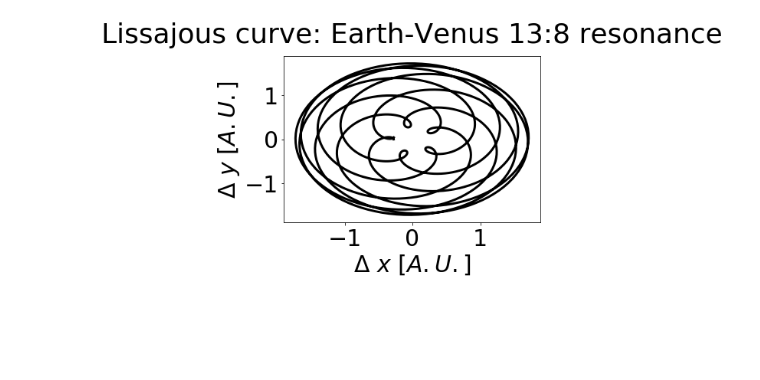
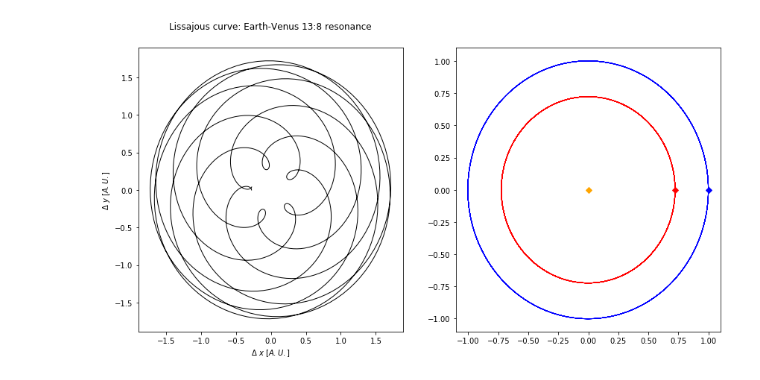
Before and after one commit to AvverbioPronome/10h, a Jupyter notebook: Lesson4-5.ipynb, the cells around one changed output. Drawn from its saved outputs; the diff is of its cells as text; code cells hidden in the pictures; blank space fills up the shorter version.

```diff
--- a/Lesson4-5.ipynb
+++ b/Lesson4-5.ipynb
@@ -109,0 +113,8 @@ plt.show()
+# %%
+t=np.linspace(0,10,10000)
+x=odeint(dAdt, data0,t).transpose()
+
+fig=plt.figure(figsize=(20,20))
+ax = fig.add_subplot(111)
+ax.plot(x[0,0], x[2,0], 'D', x[1,0], x[3,0], 'D')
+ax.plot(x[0], x[2], x[1], x[3])
@@ -123,55 +140,55 @@ from scipy.integrate import odeint
 def a(i,k,data): #input: i=index of the body,k=direction (x or y), data=array with positions and velocities
 
 
-	A=0. #starting with 0
+    A=0. #starting with 0
 
 
-	xi=data[4*i] #coordinates for body_i (x & y)
-	yi=data[4*i+1]
-	arri=numpy.array([xi,yi]) #put coordinates together
+    xi=data[4*i] #coordinates for body_i (x & y)
+    yi=data[4*i+1]
+    arri=numpy.array([xi,yi]) #put coordinates together
 
 
-	for j in range(0,len(bod)): #for every other body
+    for j in range(0,len(bod)): #for every other body
 
-		if j==i: #if the same index (same body)
+        if j==i: #if the same index (same body)
 
-			A=A+0. #skip
+            pass # A=A+0. #skip
 
-		else:
+        else:
 
 
 
 
-			xj=data[4*bod[j]] #body_j coordinates (x & y)
-			yj=data[4*bod[j]+1]
+            xj=data[4*bod[j]] #body_j coordinates (x & y)
+            yj=data[4*bod[j]+1]
 
-			arrj=numpy.array([xj,yj])  #put coordinates together
+            arrj=numpy.array([xj,yj])  #put coordinates together
 
-			diff=arri-arrj #calculate distance ij
-			dij=numpy.linalg.norm(diff) #modulus
+            diff=arri-arrj #calculate distance ij
+            dij=numpy.linalg.norm(diff) #modulus
 
 
-			A= A - G*m[j]*(data[4*i+k]-data[4*j+k])/((dij+eps)**3) #and sum
+            A= A - G*m[j]*(data[4*i+k]-data[4*j+k])/((dij+eps)**3) #and sum
 
-	#at the end we get the total acceleration (along direction k) for the body_i ONLY!
-	return A
+    #at the end we get the total acceleration (along direction k) for the body_i ONLY!
+    return A
 
 
 def dAdt(data,t): #differential system
 
 
-	datadot=numpy.zeros(len(data)) #define the differential system
+    datadot=numpy.zeros(len(data)) #define the differential system
 
 
-	for k in range(0,2): #for each direction (x,y)
+    for k in range(0,2): #for each direction (x,y)
 
-		for i in range(0,N): #for each body
+        for i in range(0,N): #for each body
 
-			datadot[4*i+k+2]=a(i,k,data) #vdot_i=acc_i
-			datadot[4*i+k]=data[4*i+k+2] #rdot_i=v_i
+            datadot[4*i+k+2]=a(i,k,data) #vdot_i=acc_i
+            datadot[4*i+k]=data[4*i+k+2] #rdot_i=v_i
 
 
-	return datadot
+    return datadot
 
 #MAIN
 
@@ -190,34 +207,42 @@ N=3
 m=[1,3.003E-06,2.447E-06]
 #INPUT: INITIAL POSITIONS AND VELOCITIES
 data0=[0,0,0,0, 1,0,0,2*pi, 0.723,0,0,1.175957*(2*pi)] #[x1,y1,vx1,vy1,     x2,y2,vx2,vy2,   ....]
 
 
 
 #program
 bod=numpy.arange(0,N,1) #index for each body (0 -> N-1)
 
 
 eps=1.E-10 #softening parameter, to avoid divergences
 
 
 t=numpy.linspace(0.,8.,1000)  #time vector
-
+#t=numpy.linspace(0,16,10000)
 
 sol=odeint(dAdt,data0,t)  #odeint solution
 
 
-pylab.rc('font',size=30) #plot
+pylab.rc('font',size=10) #plot
 
 
 dx=sol[:,8]-sol[:,4] #x_venus-x_earth
 dy=sol[:,9]-sol[:,5] #y_venus-y_earth
 
-plot(dx,dy,color='black',lw=3)
+fig = figure(figsize=(14,7))
+ax = fig.add_subplot(121)
+ax.plot(dx,dy,color='black',lw=1)
 
 xlabel(r'$\Delta\ x \ [A.U.]$')
 ylabel(r'$\Delta\ y \ [A.U.]$')
 title('Lissajous curve: Earth-Venus 13:8 resonance',y=1.05)
 
+c="orange blue red".split()
+ax = fig.add_subplot(122)
+for i in range(3):
+    ax.plot(sol[0,0+i*4],sol[0,1+i*4],marker='D', color=c[i])
+    ax.plot(sol[:,0+i*4],sol[:,1+i*4],lw=1, color=c[i])
+
 show()
 # %% [output]
-[figure, old version]
+[figure, new version]
```
Also changed, not shown: parts of 5 cells of this notebook.
